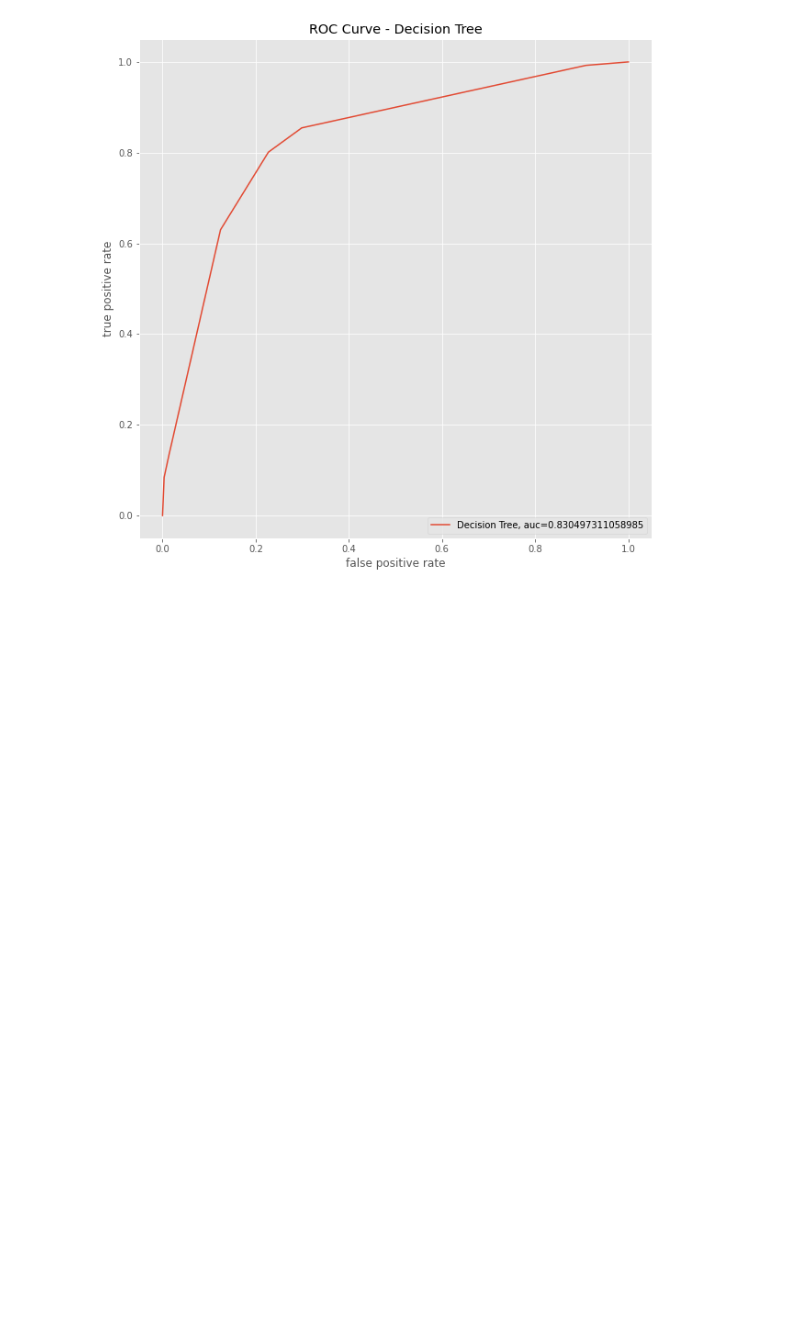
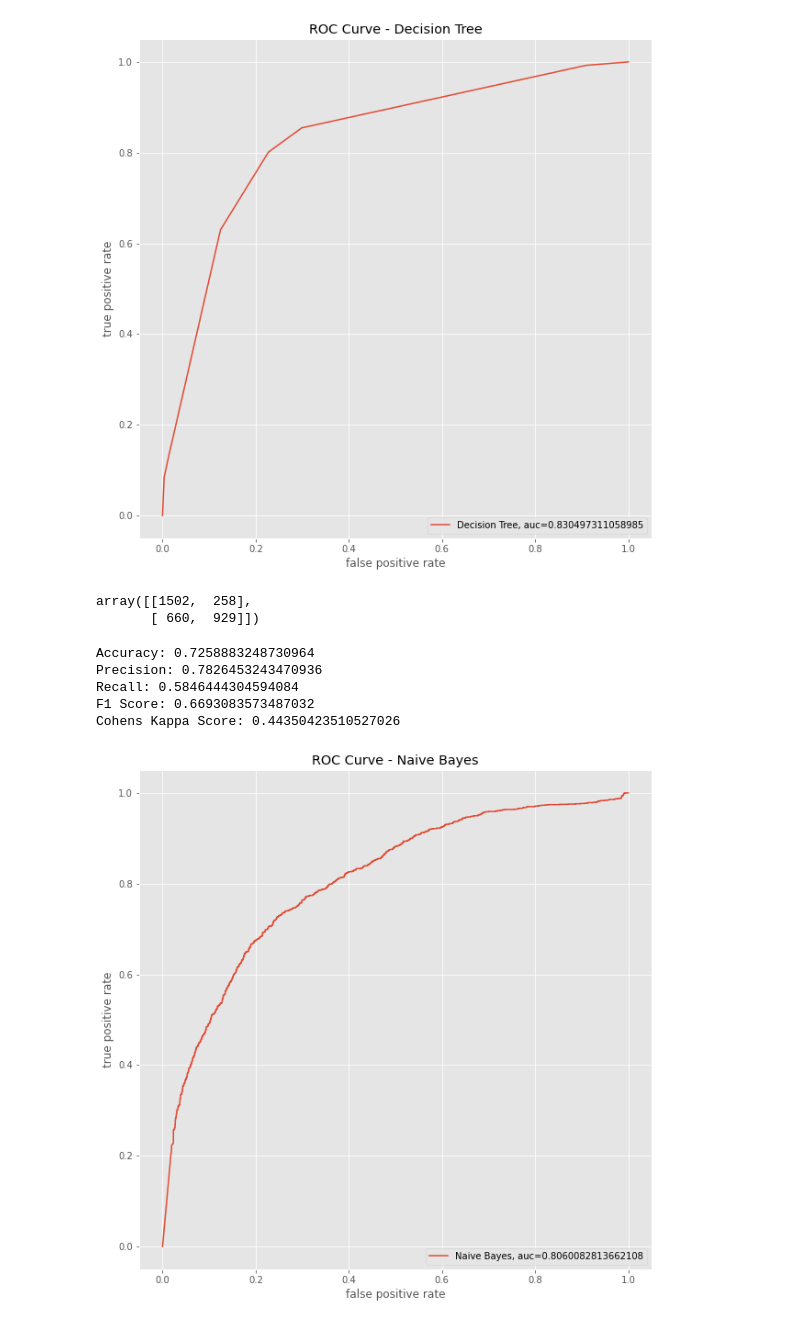
Before and after one commit to annisasuciati/Classification-Bank-Marketing, a Jupyter notebook: Classification_Bank_Marketing.ipynb, the cells around one changed output. Saved outputs shown, nothing was run; the diff lists cells and outputs as text; code cells hidden in the pictures; blank space fills up the shorter version.

```diff
--- a/Classification_Bank_Marketing.ipynb
+++ b/Classification_Bank_Marketing.ipynb
@@ -296,3 +296,52 @@ plt.legend(loc=4)
 plt.show()
 # %% [output]
 [figure]
+# %%
+# Import Module
+from sklearn.naive_bayes import GaussianNB
+
+# Modeling Naive Bayes Classifier
+gnb = GaussianNB()
+gnb.fit(X_train, y_train)
+
+# Predict to Test Data
+y_pred_gnb= gnb.predict(X_test)
+# %%
+# Show the Confussion Matrix
+cm_gnb = metrics.confusion_matrix(y_test, y_pred_gnb)
+cm_gnb
+# %% [output]
+array([[1502,  258],
+       [ 660,  929]])
+# %%
+# Show the Accuracy, Precision, Recall
+acc_gnb = metrics.accuracy_score(y_test, y_pred_gnb)
+prec_gnb = metrics.precision_score(y_test, y_pred_gnb, average="binary", pos_label="yes")
+rec_gnb = metrics.recall_score(y_test, y_pred_gnb, average="binary", pos_label="yes")
+f1_gnb = metrics.f1_score(y_test, y_pred_gnb, average="binary", pos_label="yes")
+kappa_gnb = metrics.cohen_kappa_score(y_test, y_pred_gnb)
+
+print("Accuracy:", acc_gnb)
+print("Precision:", prec_gnb)
+print("Recall:", rec_gnb)
+print("F1 Score:", f1_gnb)
+print("Cohens Kappa Score:", kappa_gnb)
+# %% [output]
+Accuracy: 0.7258883248730964
+Precision: 0.7826453243470936
+Recall: 0.5846444304594084
+F1 Score: 0.6693083573487032
+Cohens Kappa Score: 0.44350423510527026
+# %%
+# ROC Curve
+y_pred_gnb_proba = gnb.predict_proba(X_test)[::,1]
+fprgnb, tprgnb, _ = metrics.roc_curve(y_test,  y_pred_gnb_proba, pos_label="yes")
+aucgnb = metrics.roc_auc_score(y_test, y_pred_gnb_proba)
+plt.plot(fprgnb,tprgnb,label="Naive Bayes, auc="+str(aucgnb))
+plt.title('ROC Curve - Naive Bayes')
+plt.xlabel('false positive rate')
+plt.ylabel('true positive rate')
+plt.legend(loc=4)
+plt.show()
+# %% [output]
+[figure, added]
```
Also changed, not shown: parts of 4 cells of this notebook.
